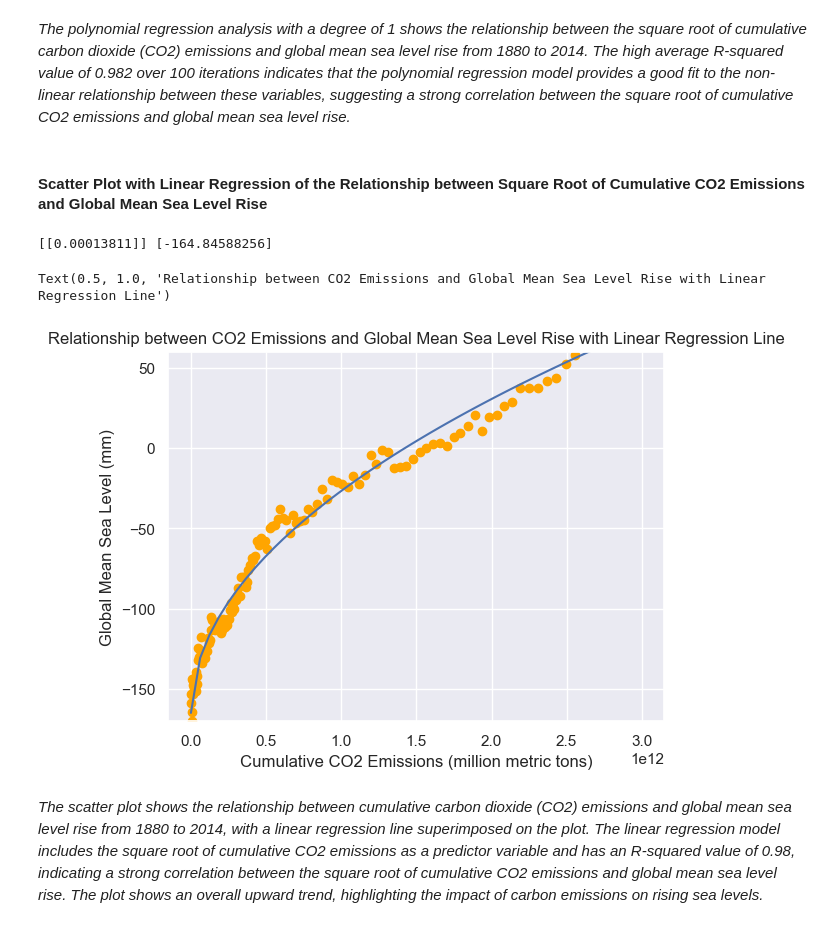
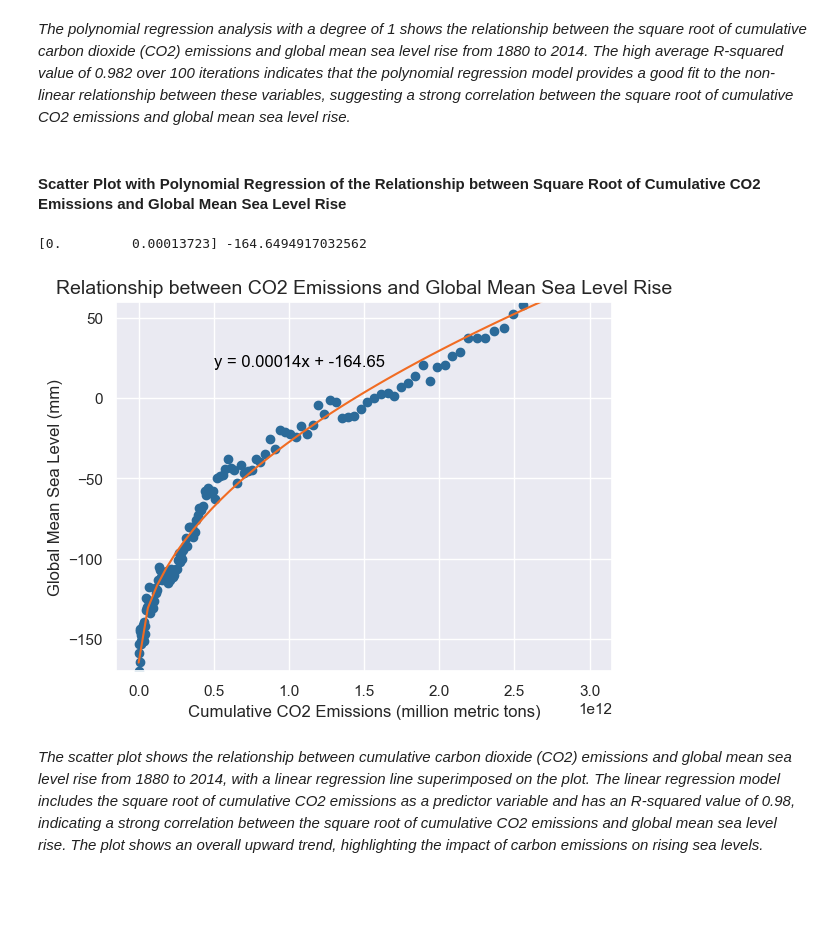
Before and after one commit to fuchenru/How-have-carbon-emissions-affected-climate-change-, a Jupyter notebook: CMSE 202 Final Project.ipynb, the cells around one changed output. Saved outputs shown, nothing was run; the diff lists cells and outputs as text; code cells hidden in the pictures; blank space fills up the shorter version.

```diff
--- a/CMSE 202 Final Project.ipynb
+++ b/CMSE 202 Final Project.ipynb
@@ -387,27 +373,36 @@ R-squared (testing data) average: 0.982467802018621
 # %% [markdown]
 *The polynomial regression analysis with a degree of 1 shows the relationship between the square root of cumulative carbon dioxide (CO2) emissions and global mean sea level rise from 1880 to 2014. The high average R-squared value of 0.982 over 100 iterations indicates that the polynomial regression model provides a good fit to the non-linear relationship between these variables, suggesting a strong correlation between the square root of cumulative CO2 emissions and global mean sea level rise.*
 # %% [markdown]
-#### Scatter Plot with Linear Regression of the Relationship between Square Root of Cumulative CO2 Emissions and Global Mean Sea Level Rise
+#### Scatter Plot with Polynomial Regression of the Relationship between Square Root of Cumulative CO2 Emissions and Global Mean Sea Level Rise
 # %%
 print(reg.coef_, reg.intercept_)
 
 # Generate a set of x-values for plotting the linear regression line
 x_lin = np.linspace(0, 3 * 10 ** 12)
 
 # Use the linear regression coefficients to calculate the predicted y-values for the linear regression line
-y = ((x_lin) ** 0.5 * reg.coef_[0]) + reg.intercept_
+y = ((x_lin) ** 0.5 * reg.coef_[1]) + reg.intercept_
 
-plt.plot(x_lin, y)
+plt.plot(x_lin, y, color = '#f16c23' ,label='Regression line: y = {:.2f}x + {:.2f}'.format(reg.coef_[1], reg.intercept_))
 
-plt.scatter(co2_emitted, annual_sea_level[('GMSL', 'mean')], color="orange")
+plt.scatter(co2_emitted, annual_sea_level[('GMSL', 'mean')], color='#2b6a99')
 plt.ylim(-170, 60)
-plt.ylabel("Global Mean Sea Level (mm)")
-plt.xlabel("Cumulative CO2 Emissions (million metric tons)")
-plt.title("Relationship between CO2 Emissions and Global Mean Sea Level Rise with Linear Regression Line")
+plt.ylabel("Global Mean Sea Level (mm)", fontsize=12)
+plt.xlabel("Cumulative CO2 Emissions (million metric tons)", fontsize=12)
+plt.title("Relationship between CO2 Emissions and Global Mean Sea Level Rise", fontsize=14)
+
+# Add a trendline equation
+eqn = "y = {:.5f}x + {:.2f}".format(reg.coef_[1], reg.intercept_)
+plt.text(0.5 * 10 ** 12, 20, eqn, fontsize=12, color='black')
+
+plt.grid(True)
+
+# plt.legend()
+
+plt.show()
 # %% [output]
-[[0.00013811]] [-164.84588256]
+[0.         0.00013723] -164.6494917032562
-Text(0.5, 1.0, 'Relationship between CO2 Emissions and Global Mean Sea Level Rise with Linear Regression Line')
-[figure, old version]
+[figure, new version]
 # %% [markdown]
 *The scatter plot shows the relationship between cumulative carbon dioxide (CO2) emissions and global mean sea level rise from 1880 to 2014, with a linear regression line superimposed on the plot. The linear regression model includes the square root of cumulative CO2 emissions as a predictor variable and has an R-squared value of 0.98, indicating a strong correlation between the square root of cumulative CO2 emissions and global mean sea level rise. The plot shows an overall upward trend, highlighting the impact of carbon emissions on rising sea levels.*
 # %% [markdown]
```
Also changed, not shown: parts of 28 cells of this notebook.
